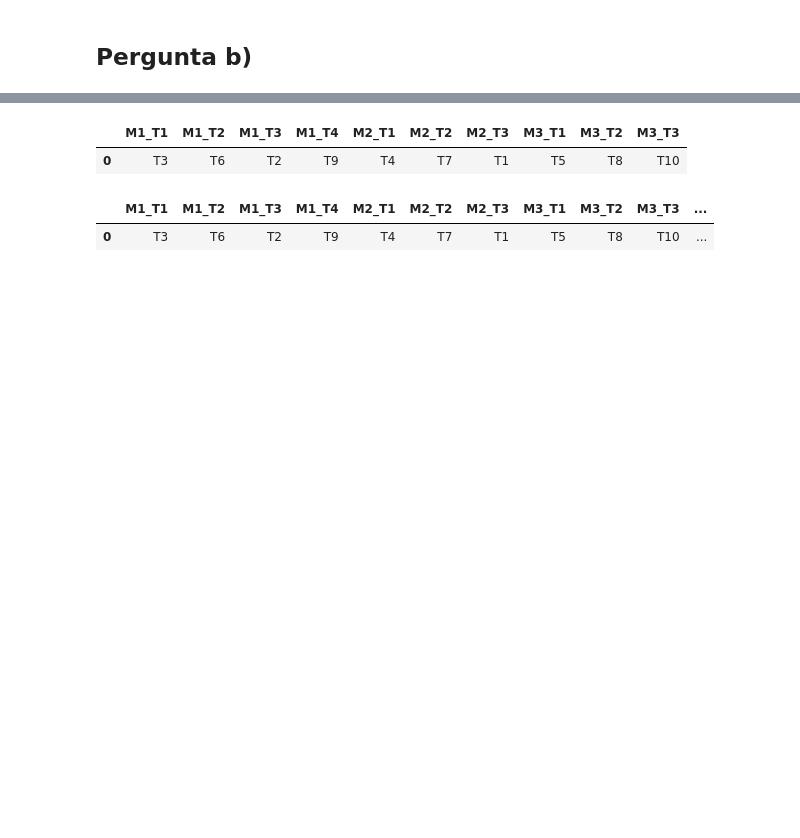
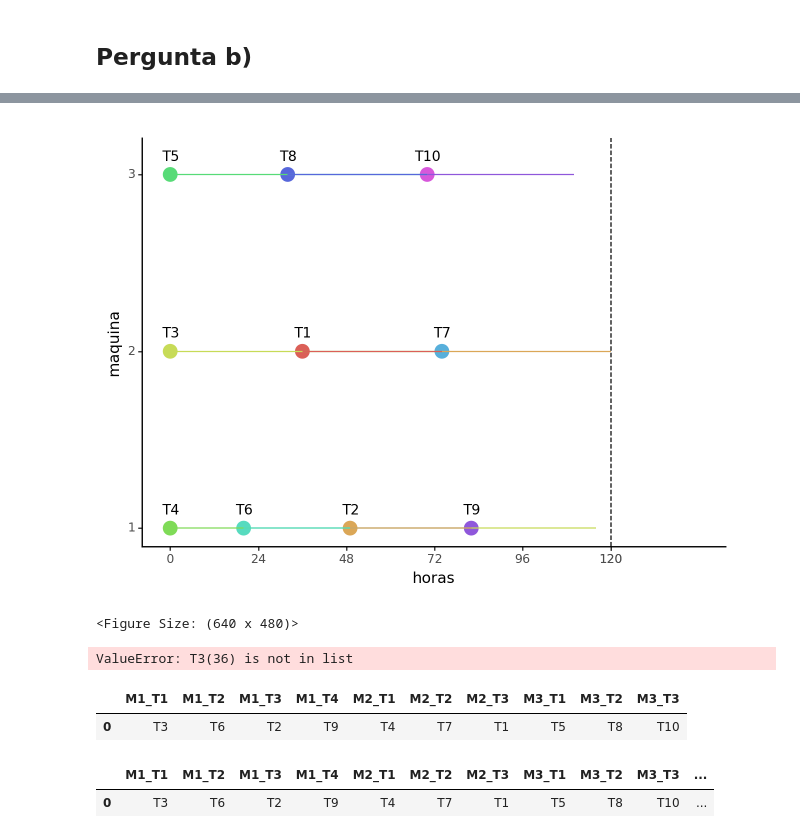
Before and after one commit to kardecallan566/Trab_grup_OH, a Jupyter notebook: notebooks/sugestao.ipynb, the cells around one changed output, grey strips where cells are left out. Cells and saved outputs as stored; diff of their text form; code cells hidden in the pictures; blank space fills up the shorter version.

```diff
--- a/notebooks/sugestao.ipynb
+++ b/notebooks/sugestao.ipynb
@@ -275,5 +266,34 @@ plt.show()
 # %%
-Heuristica = ["T3", "T6", "T2", "T9", "T4", "T7", "T1", "T5", "T8", "T10"]
+heuristica = primeiro.reset()
+pool = tarefas.smallest_to_highest()
+criticas = tarefas[3,4,5]
+# 1.1
+M1.queueTarefa(smallest_critical := min(criticas, key=lambda t: t.tempo))
+pool.remove(smallest_critical)
+criticas.remove(smallest_critical)
+# 1.2
+M2.queueTarefa(criticas[0])
+M3.queueTarefa(criticas[1])
+[pool.remove(t) for t in criticas]
+# 2
+M1.queueTarefa(pool.pop(0)) # pool esta ordenada
+# 3.1
+M1.queueTarefa(pool.pop(0))
+M1.queueTarefa(pool.pop(0))
+# 3.2
+M2.queueTarefa(pool.pop(0))
+M2.queueTarefa(pool.pop(-1))
+# 4
+M3.queueTarefa(pool.pop(0))
+M3.queueTarefa(pool.pop(0))
+heuristica.horario.plot()
+# %% [output]
+[figure, added]
+<Figure Size: (640 x 480)>
+# %%
+create_df(heuristica)
+# %% [output]
+ValueError: T3(36) is not in list
 # %%
 df_heuristica = pd.DataFrame([Heuristica], columns=colunas)
 df_heuristica
```
Also changed, not shown: parts of 13 cells of this notebook.
